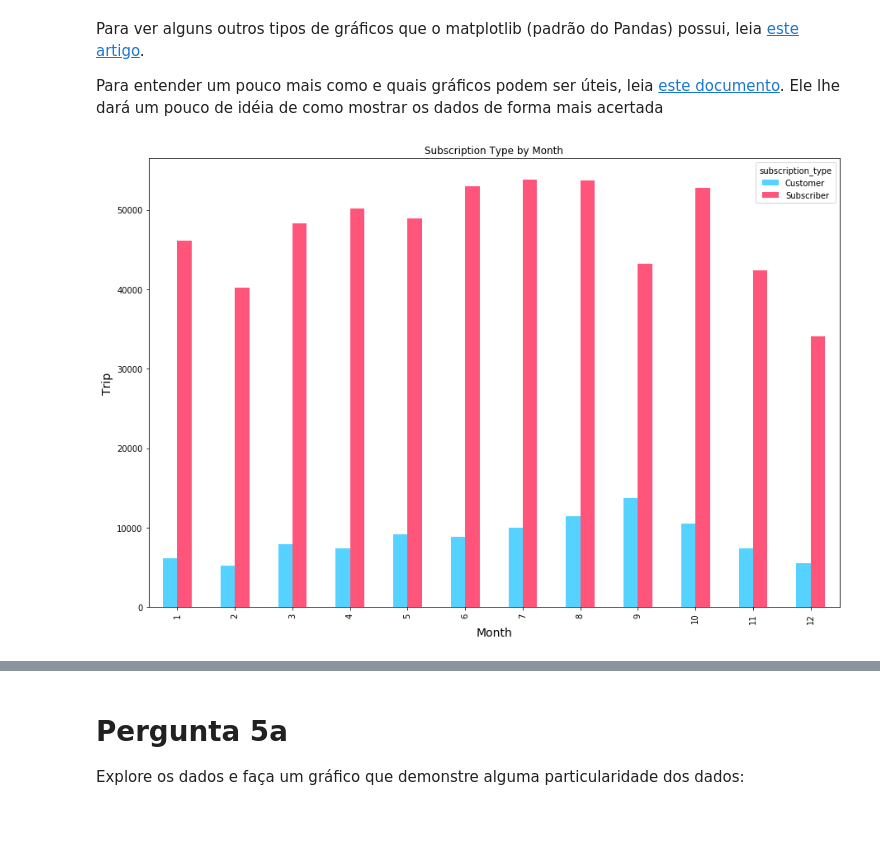
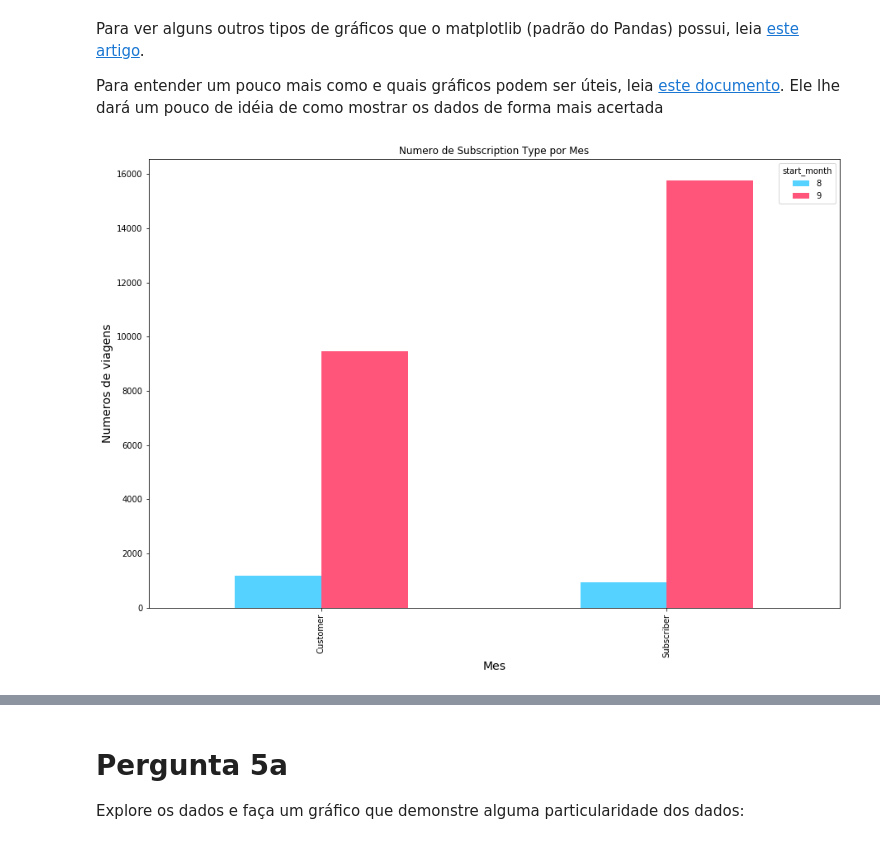
Before and after one commit to julianyraiol/analysis-of-bay-area-bike-share-nfds, a Jupyter notebook: Analise_Bay_Area_Bike_Share-NDFDSI.ipynb, the cells around one changed output, grey strips where cells are left out. Saved outputs shown, nothing was run; the diff lists cells and outputs as text; code cells hidden in the pictures.

Commit message:
feat: charts question 4

```diff
--- a/Analise_Bay_Area_Bike_Share-NDFDSI.ipynb
+++ b/Analise_Bay_Area_Bike_Share-NDFDSI.ipynb
@@ -477,13 +468,15 @@ Para ver alguns outros tipos de gráficos que o matplotlib (padrão do Pandas) p
 
 Para entender um pouco mais como e quais gráficos podem ser úteis, leia [este documento](https://www.tableau.com/sites/default/files/media/Whitepapers/which_chart_v6_ptb.pdf). Ele lhe dará um pouco de idéia de como mostrar os dados de forma mais acertada
 # %%
-search = pd.crosstab(trip_data['start_month'],trip_data['subscription_type'])
+#Análise de subscription_type a cada start_month
+
+search = pd.crosstab(trip_data['subscription_type'],trip_data['start_month'])
 
 search.plot(kind='bar', color=['#55D2FF','#FF557B'], figsize=(15,10))
 
-plt.title('Subscription Type by Month')
-plt.ylabel('Trip', fontsize=14)
-plt.xlabel('Month', fontsize=14)
+plt.title('Numero de Subscription Type por Mes')
+plt.ylabel('Numeros de viagens', fontsize=14)
+plt.xlabel('Mes', fontsize=14)
 plt.show()
 # %% [output]
-[figure, old version]
+[figure, new version]
```
Also changed, not shown: parts of 9 cells of this notebook, 2 other files.
